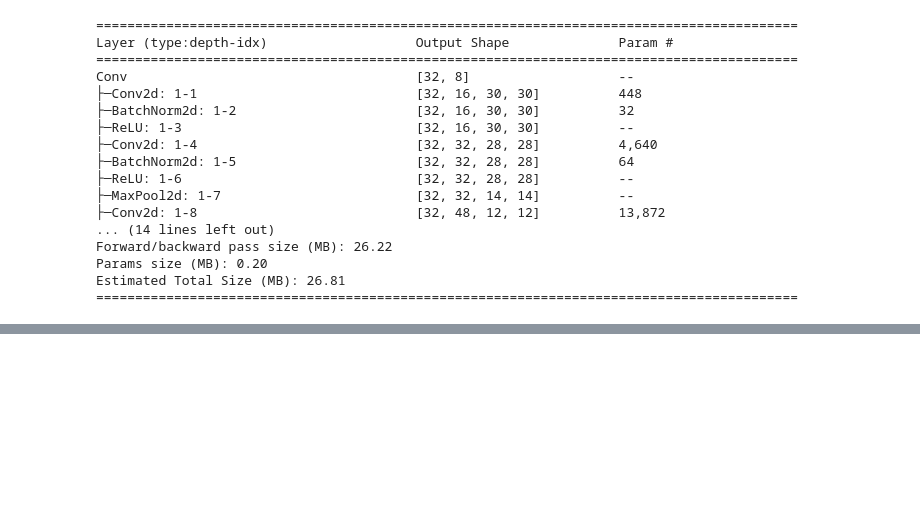
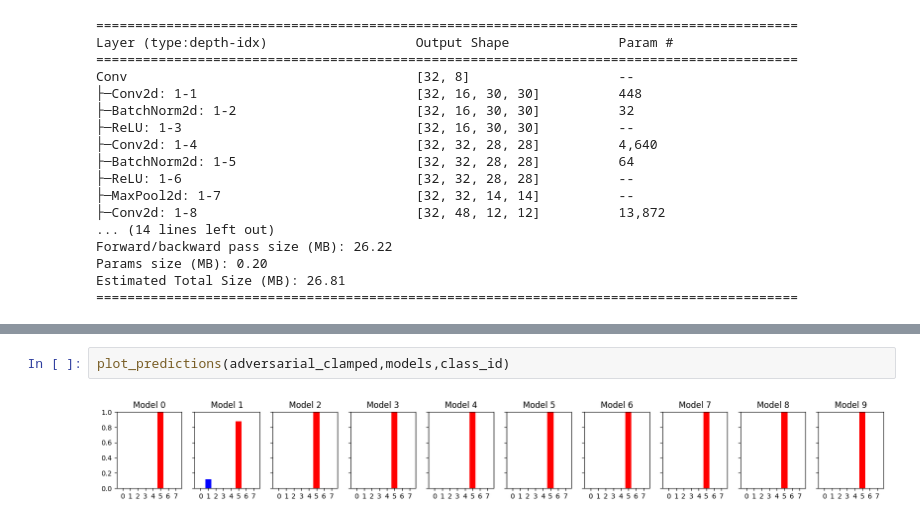
Before and after one commit to PauloPHPC/UMINHO-Visao-por-Computador, a Jupyter notebook: AULA 12/adversarial examples_todo.ipynb, the cells around one changed output, grey strips where cells are left out. Cells and saved outputs as stored; diff of their text form; blank space fills up the shorter version.

```diff
--- a/AULA 12/adversarial examples_todo.ipynb
+++ b/AULA 12/adversarial examples_todo.ipynb
@@ -162,0 +203,4 @@ Estimated Total Size (MB): 26.81
+# %%
+plot_predictions(adversarial_clamped,models,class_id)
+# %% [output]
+[figure, added]
```
Also changed, not shown: parts of 15 cells of this notebook, 3 other files.
